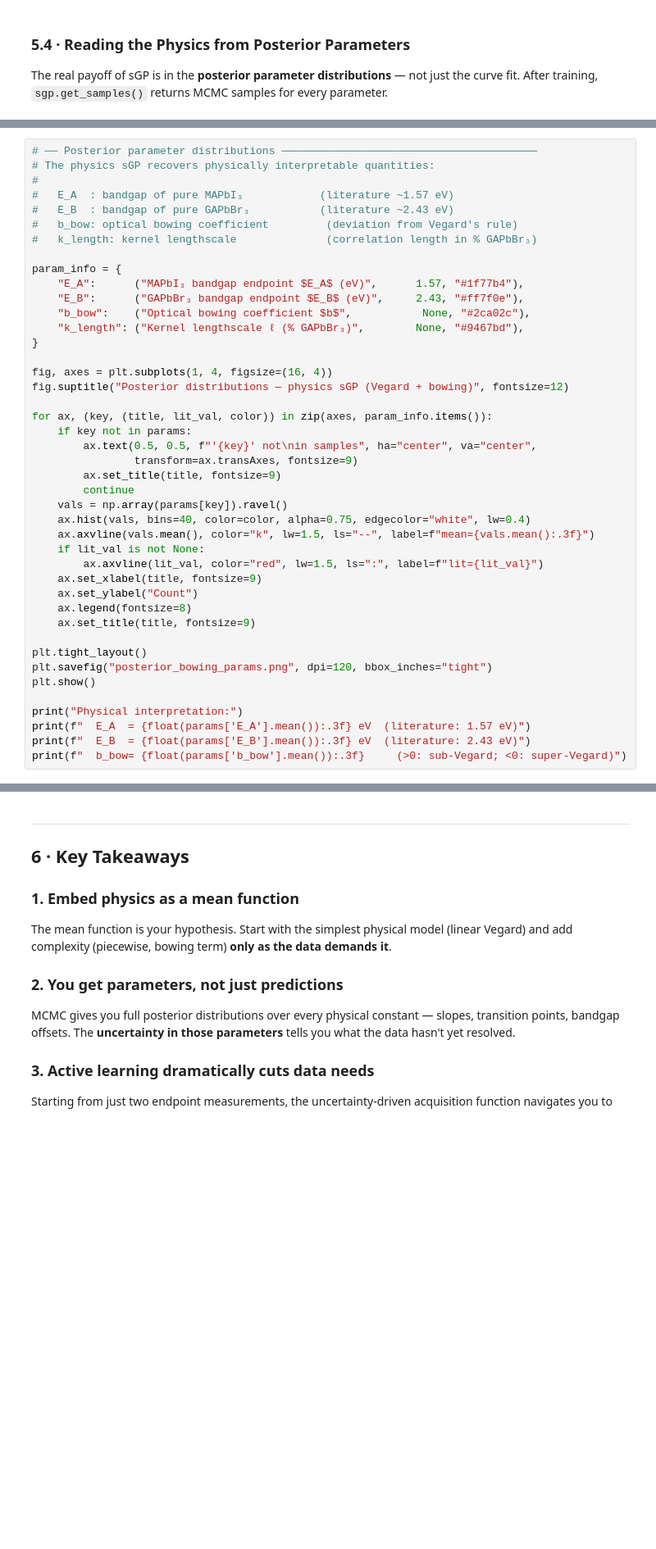
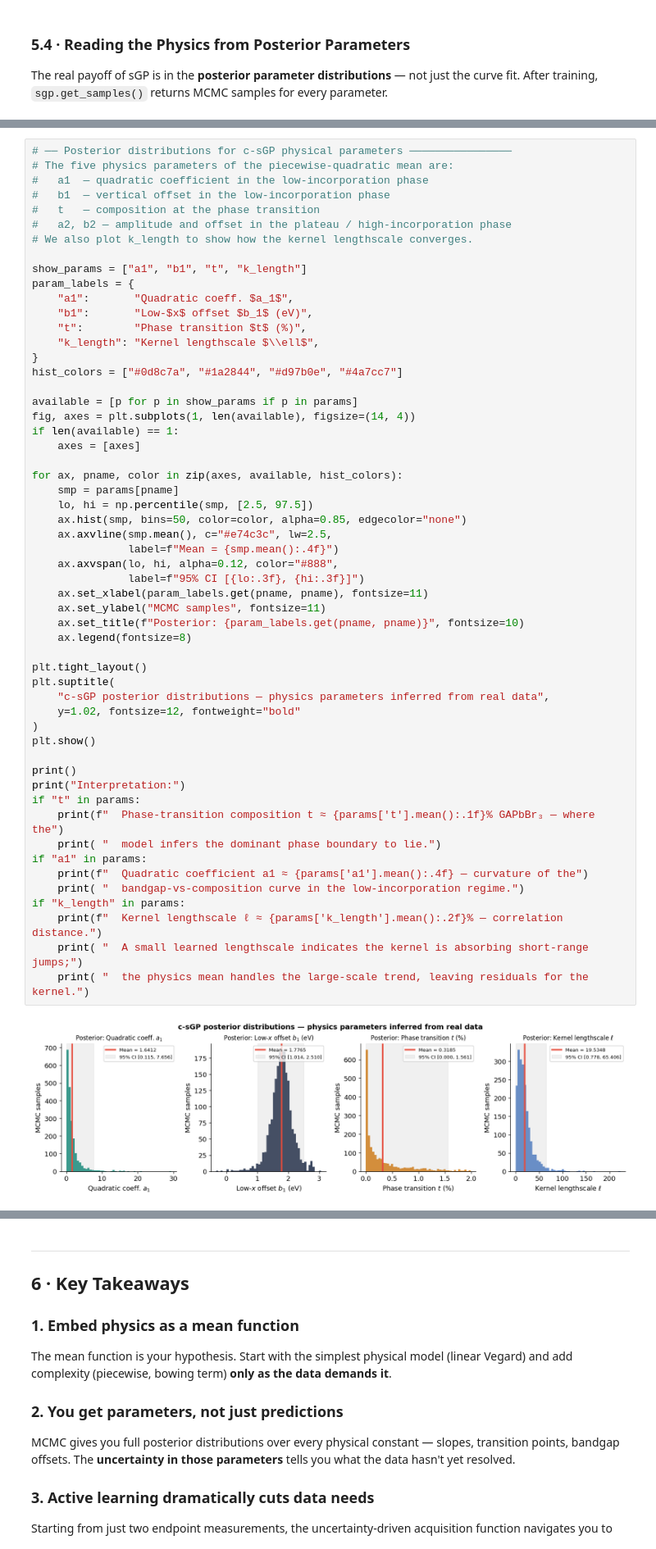
Before and after one commit to SLKS99/-Structured-Gaussian-Processes-Learning-Physics-from-Very-Few-Experiments, a Jupyter notebook: examples/sGP_Tutorial_Bandgap_Perovskites.ipynb, the cells around one changed output, grey strips where cells are left out. Shown at 82% size. Drawn from its saved outputs; the diff is of its cells as text; blank space fills up the shorter version.

```diff
--- a/examples/sGP_Tutorial_Bandgap_Perovskites.ipynb
+++ b/examples/sGP_Tutorial_Bandgap_Perovskites.ipynb
@@ -1437,43 +1406,57 @@ for key, vals in params.items():
 # %%
-# ── Posterior parameter distributions ────────────────────────────────────────
-# The physics sGP recovers physically interpretable quantities:
-#
-#   E_A  : bandgap of pure MAPbI₃            (literature ~1.57 eV)
-#   E_B  : bandgap of pure GAPbBr₃           (literature ~2.43 eV)
-#   b_bow: optical bowing coefficient         (deviation from Vegard's rule)
-#   k_length: kernel lengthscale              (correlation length in % GAPbBr₃)
+# ── Posterior distributions for c-sGP physical parameters ────────────────
+# The five physics parameters of the piecewise-quadratic mean are:
+#   a1  — quadratic coefficient in the low-incorporation phase
+#   b1  — vertical offset in the low-incorporation phase
+#   t   — composition at the phase transition
+#   a2, b2 — amplitude and offset in the plateau / high-incorporation phase
+# We also plot k_length to show how the kernel lengthscale converges.
 
-param_info = {
-    "E_A":      ("MAPbI₃ bandgap endpoint $E_A$ (eV)",      1.57, "#1f77b4"),
-    "E_B":      ("GAPbBr₃ bandgap endpoint $E_B$ (eV)",     2.43, "#ff7f0e"),
-    "b_bow":    ("Optical bowing coefficient $b$",           None, "#2ca02c"),
-    "k_length": ("Kernel lengthscale ℓ (% GAPbBr₃)",        None, "#9467bd"),
+show_params = ["a1", "b1", "t", "k_length"]
+param_labels = {
+    "a1":       "Quadratic coeff. $a_1$",
+    "b1":       "Low-$x$ offset $b_1$ (eV)",
+    "t":        "Phase transition $t$ (%)",
+    "k_length": "Kernel lengthscale $\\ell$",
 }
+hist_colors = ["#0d8c7a", "#1a2844", "#d97b0e", "#4a7cc7"]
 
-fig, axes = plt.subplots(1, 4, figsize=(16, 4))
-fig.suptitle("Posterior distributions — physics sGP (Vegard + bowing)", fontsize=12)
+available = [p for p in show_params if p in params]
+fig, axes = plt.subplots(1, len(available), figsize=(14, 4))
+if len(available) == 1:
+    axes = [axes]
 
-for ax, (key, (title, lit_val, color)) in zip(axes, param_info.items()):
-    if key not in params:
-        ax.text(0.5, 0.5, f"'{key}' not\nin samples", ha="center", va="center",
-                transform=ax.transAxes, fontsize=9)
-        ax.set_title(title, fontsize=9)
-        continue
-    vals = np.array(params[key]).ravel()
-    ax.hist(vals, bins=40, color=color, alpha=0.75, edgecolor="white", lw=0.4)
-    ax.axvline(vals.mean(), color="k", lw=1.5, ls="--", label=f"mean={vals.mean():.3f}")
-    if lit_val is not None:
-        ax.axvline(lit_val, color="red", lw=1.5, ls=":", label=f"lit={lit_val}")
-    ax.set_xlabel(title, fontsize=9)
-    ax.set_ylabel("Count")
+for ax, pname, color in zip(axes, available, hist_colors):
+    smp = params[pname]
+    lo, hi = np.percentile(smp, [2.5, 97.5])
+    ax.hist(smp, bins=50, color=color, alpha=0.85, edgecolor="none")
+    ax.axvline(smp.mean(), c="#e74c3c", lw=2.5,
+               label=f"Mean = {smp.mean():.4f}")
+    ax.axvspan(lo, hi, alpha=0.12, color="#888",
+               label=f"95% CI [{lo:.3f}, {hi:.3f}]")
+    ax.set_xlabel(param_labels.get(pname, pname), fontsize=11)
+    ax.set_ylabel("MCMC samples", fontsize=11)
+    ax.set_title(f"Posterior: {param_labels.get(pname, pname)}", fontsize=10)
     ax.legend(fontsize=8)
-    ax.set_title(title, fontsize=9)
 
 plt.tight_layout()
-plt.savefig("posterior_bowing_params.png", dpi=120, bbox_inches="tight")
+plt.suptitle(
+    "c-sGP posterior distributions — physics parameters inferred from real data",
+    y=1.02, fontsize=12, fontweight="bold"
+)
 plt.show()
 
-print("Physical interpretation:")
-print(f"  E_A  = {float(params['E_A'].mean()):.3f} eV  (literature: 1.57 eV)")
-print(f"  E_B  = {float(params['E_B'].mean()):.3f} eV  (literature: 2.43 eV)")
-print(f"  b_bow= {float(params['b_bow'].mean()):.3f}     (>0: sub-Vegard; <0: super-Vegard)")
+print()
+print("Interpretation:")
+if "t" in params:
+    print(f"  Phase-transition composition t ≈ {params['t'].mean():.1f}% GAPbBr₃ — where the")
+    print( "  model infers the dominant phase boundary to lie.")
+if "a1" in params:
+    print(f"  Quadratic coefficient a1 ≈ {params['a1'].mean():.4f} — curvature of the")
+    print( "  bandgap-vs-composition curve in the low-incorporation regime.")
+if "k_length" in params:
+    print(f"  Kernel lengthscale ℓ ≈ {params['k_length'].mean():.2f}% — correlation distance.")
+    print( "  A small learned lengthscale indicates the kernel is absorbing short-range jumps;")
+    print( "  the physics mean handles the large-scale trend, leaving residuals for the kernel.")
+# %% [output]
+[figure, added]
```
Also changed, not shown: parts of 14 cells of this notebook, 3 other files.
